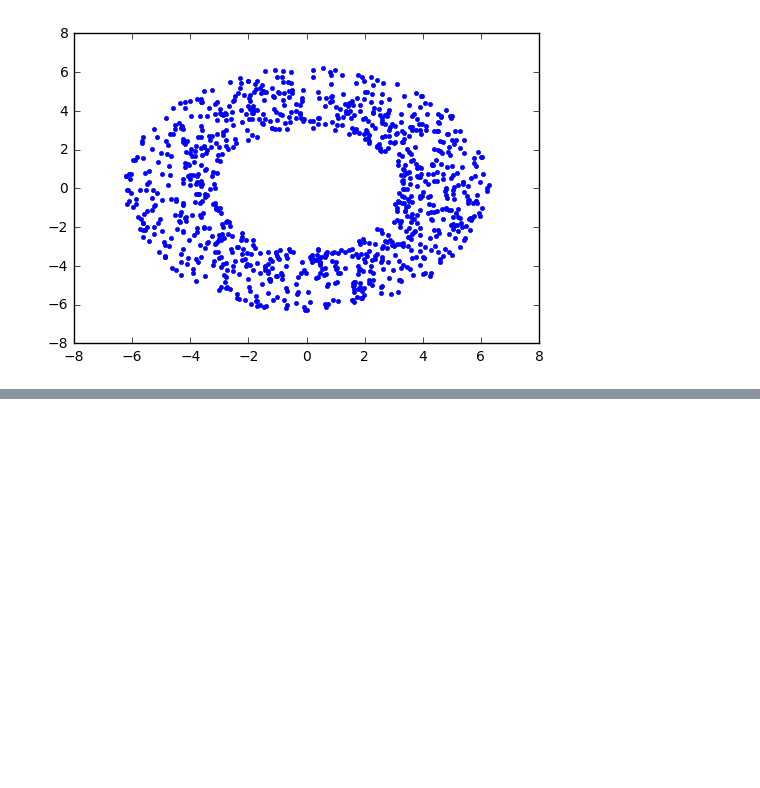
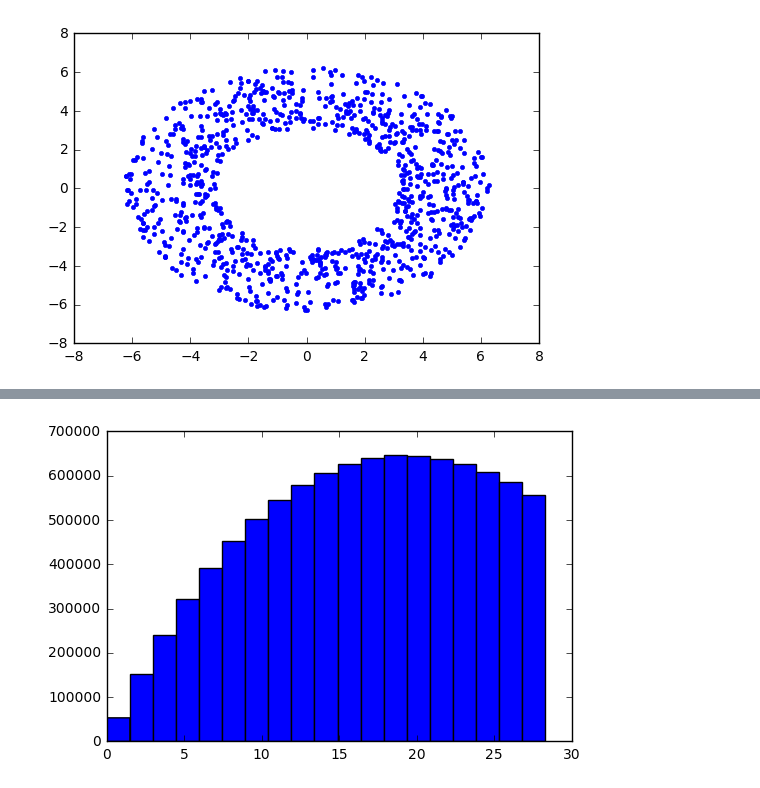
Before and after one commit to Xoca35/Semana-2, a Jupyter notebook: CorrRojo_otros.ipynb, the cells around one changed output, grey strips where cells are left out. Saved outputs shown, nothing was run; the diff lists cells and outputs as text; code cells hidden in the pictures; blank space fills up the shorter version.

```diff
--- a/CorrRojo_otros.ipynb
+++ b/CorrRojo_otros.ipynb
@@ -58,0 +107,6 @@ plt.legend(bbox_to_anchor=(0.78, 0.90), loc=0, borderaxespad=0.6,prop={'size':10
+# %%
+#hacer histogramas
+#RR
+d_RR, RR_bins,a= plt.hist(dis_RR,bins=bins) #organiza los datos
+# %% [output]
+[figure, added]
```
Also changed, not shown: parts of 14 cells of this notebook.
